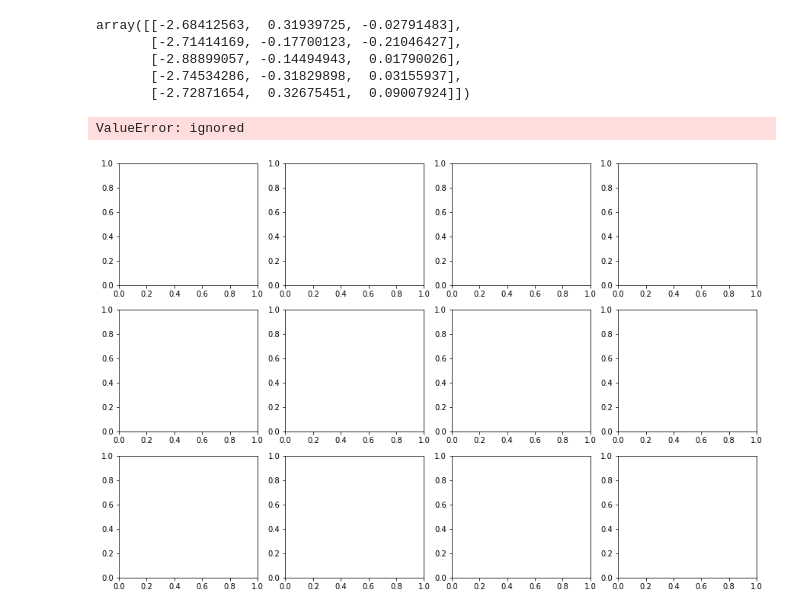
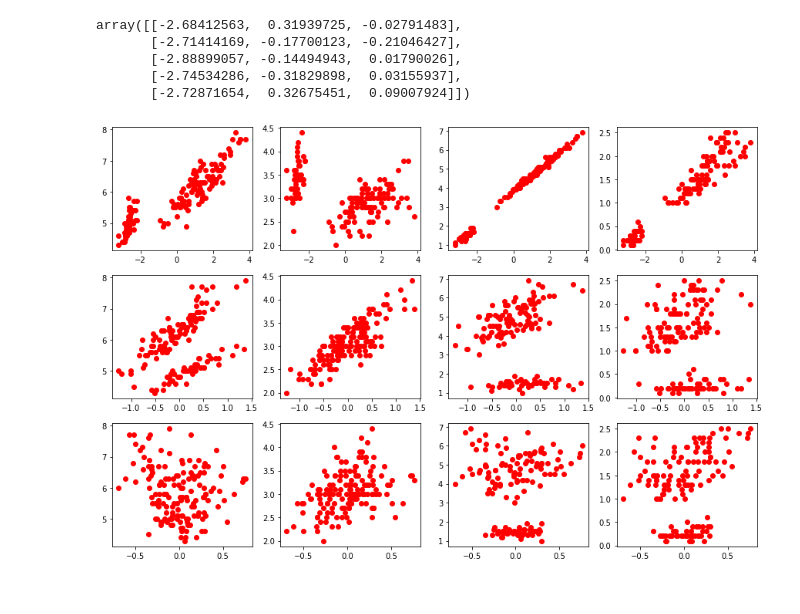
Before and after one commit to ganeshborkar31/Computational_statistics, a Jupyter notebook: cslab3.ipynb, the cells around one changed output. Cells and saved outputs as stored; diff of their text form; code cells hidden in the pictures.

```diff
--- a/cslab3.ipynb
+++ b/cslab3.ipynb
@@ -97,10 +116,9 @@ columns = list(iris.columns[:4])
 # %%
 fig, axes =plt.subplots(3,4,figsize =(15,10))
 k= 0
 for i in range(axes.shape[0]):
     for j in range(axes.shape[1]):
-        axes[i,j].scatter(x_new[:,i],iris[columns[j]],c =iris1["variety"])
+        axes[i,j].scatter(x_new[:,i],iris[columns[j]],c ="r")
 plt.show()
 # %% [output]
-ValueError: ignored
-[figure, old version]
+[figure, new version]
```
Also changed, not shown: parts of 3 cells of this notebook.
